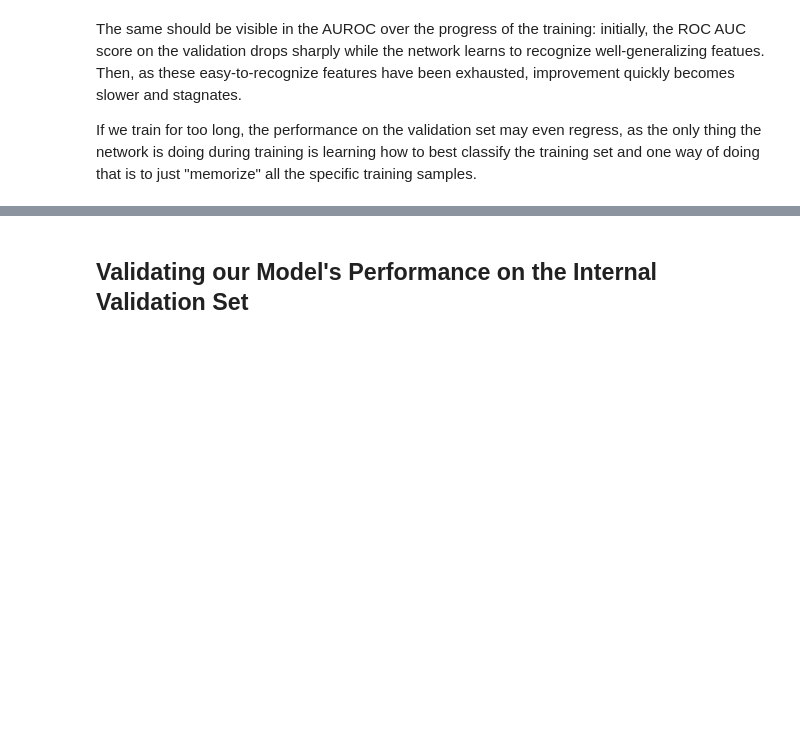
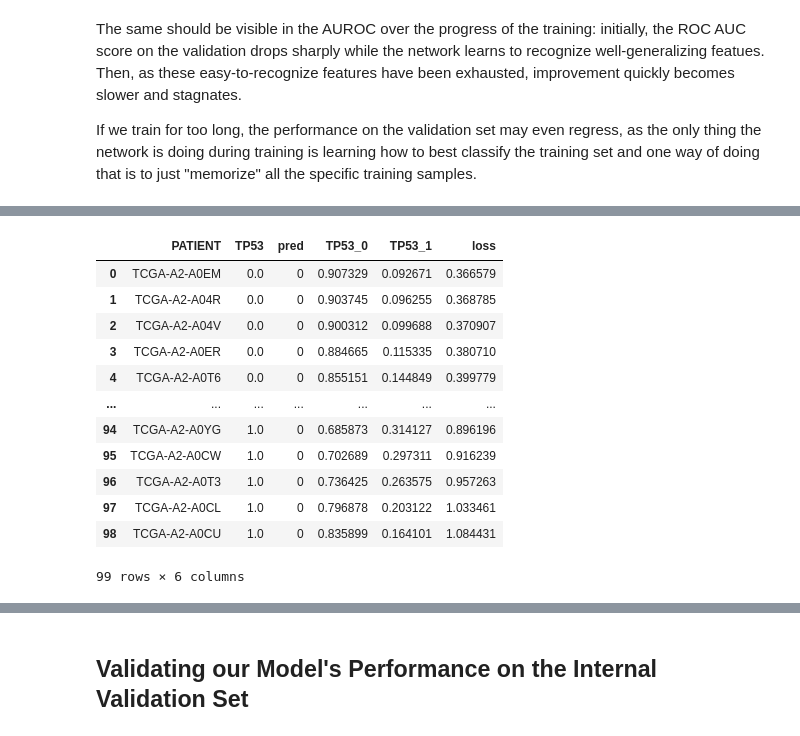
Before and after one commit to KatherLab/stamp_demo, a Jupyter notebook: stamp_hands_on.ipynb, the cells around one changed output, grey strips where cells are left out. Saved outputs shown, nothing was run; the diff lists cells and outputs as text; code cells hidden in the pictures; blank space fills up the shorter version.

```diff
--- a/stamp_hands_on.ipynb
+++ b/stamp_hands_on.ipynb
@@ -418,0 +453,18 @@ If we train for too long, the performance on the validation set may even regress
+# %%
+pred_df = pd.read_csv(output_dir / "patient-preds.csv")
+pred_df = pred_df[~pred_df.TP53.isna()]
+pred_df
+# %% [output]
+|  | PATIENT | TP53 | pred | TP53_0 | TP53_1 | loss |
+| 0 | TCGA-A2-A0EM | 0.0 | 0 | 0.907329 | 0.092671 | 0.366579 |
+| 1 | TCGA-A2-A04R | 0.0 | 0 | 0.903745 | 0.096255 | 0.368785 |
+| 2 | TCGA-A2-A04V | 0.0 | 0 | 0.900312 | 0.099688 | 0.370907 |
+| 3 | TCGA-A2-A0ER | 0.0 | 0 | 0.884665 | 0.115335 | 0.380710 |
+| 4 | TCGA-A2-A0T6 | 0.0 | 0 | 0.855151 | 0.144849 | 0.399779 |
+| ... | ... | ... | ... | ... | ... | ... |
+| 94 | TCGA-A2-A0YG | 1.0 | 0 | 0.685873 | 0.314127 | 0.896196 |
+| 95 | TCGA-A2-A0CW | 1.0 | 0 | 0.702689 | 0.297311 | 0.916239 |
+| 96 | TCGA-A2-A0T3 | 1.0 | 0 | 0.736425 | 0.263575 | 0.957263 |
+| 97 | TCGA-A2-A0CL | 1.0 | 0 | 0.796878 | 0.203122 | 1.033461 |
+| 98 | TCGA-A2-A0CU | 1.0 | 0 | 0.835899 | 0.164101 | 1.084431 |
+99 rows × 6 columns
```
Also changed, not shown: parts of 5 cells of this notebook.
